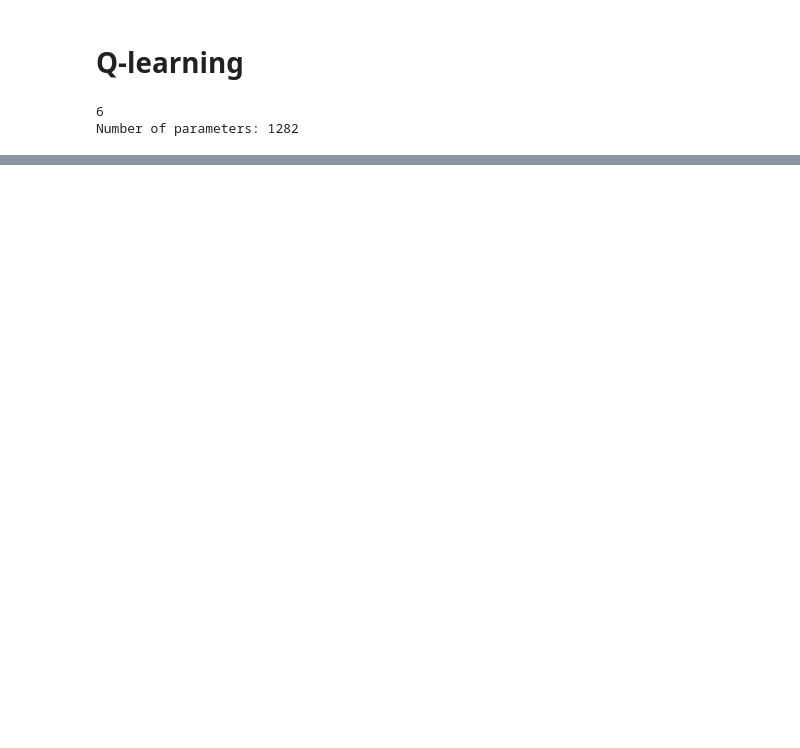
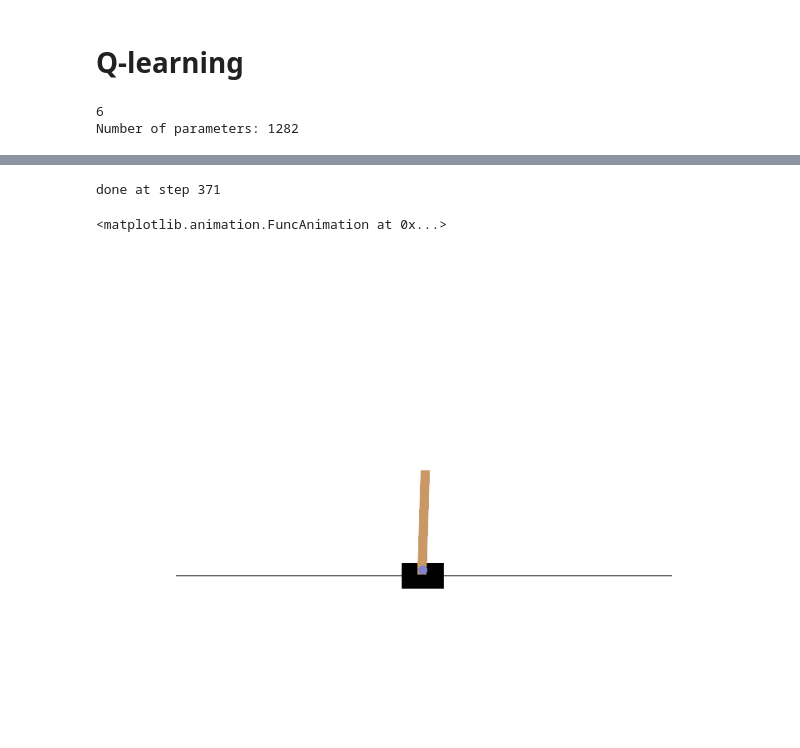
Before and after one commit to VachanVY/Reinforcement-Learning, a Jupyter notebook: semi_gradient_qlearning.ipynb, the cells around one changed output, grey strips where cells are left out. Saved outputs shown, nothing was run; the diff lists cells and outputs as text; code cells hidden in the pictures; blank space fills up the shorter version.

Commit message:
qlearning with some hp tuning
TODO episode len ==target===> 500

```diff
--- a/semi_gradient_qlearning.ipynb
+++ b/semi_gradient_qlearning.ipynb
@@ -305,2 +357,9 @@ done at step 279
 <matplotlib.animation.FuncAnimation at 0x...>
 [figure]
+# %%
+%matplotlib ipympl
+show_one_episode(lambda obs: action_policy(dqn, obs, epsilon=0.01), repeat=False)
+# %% [output]
+done at step 371
+<matplotlib.animation.FuncAnimation at 0x...>
+[figure, added]
```
Also changed, not shown: parts of 7 cells of this notebook, 2 other files.
